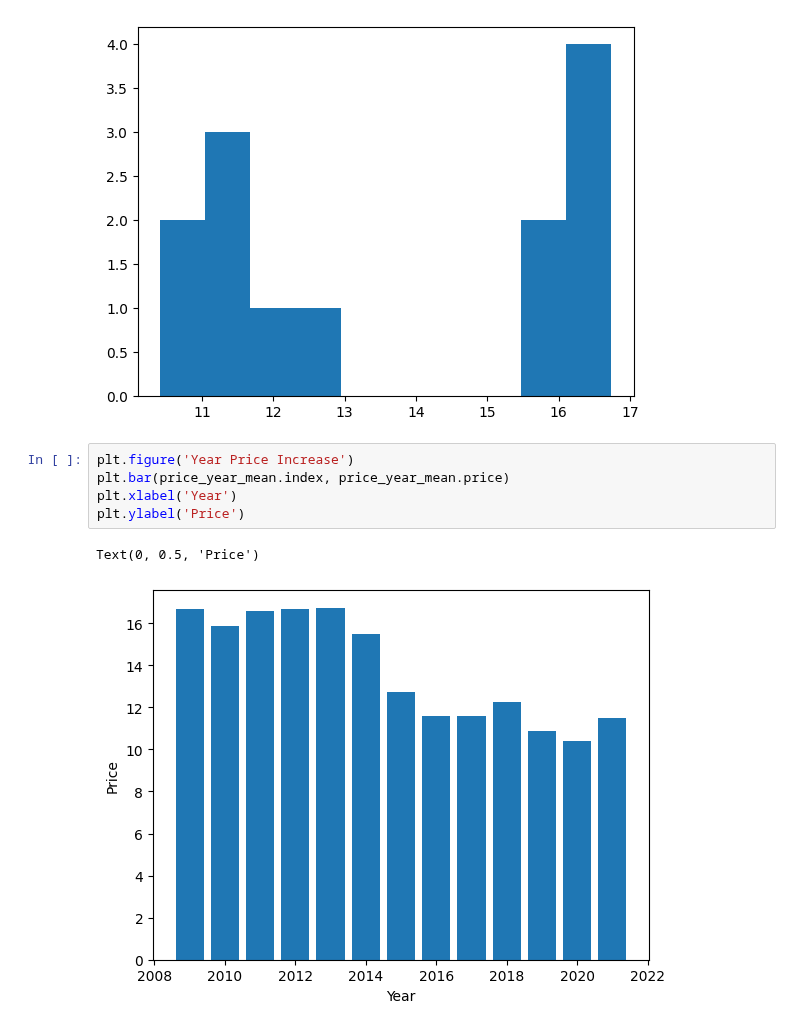
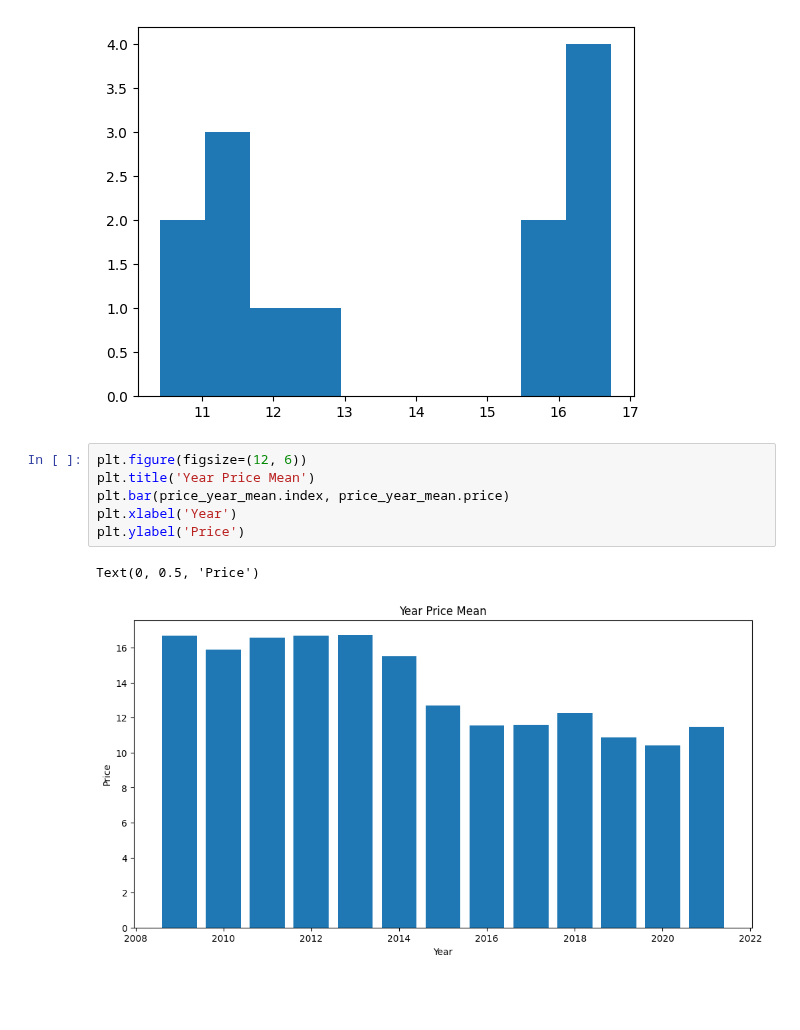
Before and after one commit to latifkara/dataScienceProjects, a Jupyter notebook: TopBookList/BookList.ipynb, the cells around one changed output. Drawn from its saved outputs; the diff is of its cells as text; blank space fills up the shorter version.

Commit message:
Books project | visualization data

```diff
--- a/TopBookList/BookList.ipynb
+++ b/TopBookList/BookList.ipynb
@@ -226,10 +226,11 @@ plt.hist(price_year_mean)
  <BarContainer object of 10 artists>)
 [figure]
 # %%
-plt.figure('Year Price Increase')
+plt.figure(figsize=(12, 6))
+plt.title('Year Price Mean')
 plt.bar(price_year_mean.index, price_year_mean.price)
 plt.xlabel('Year')
 plt.ylabel('Price')
 # %% [output]
 Text(0, 0.5, 'Price')
-[figure, old version]
+[figure, new version]
```
Also changed, not shown: parts of 3 cells of this notebook.
